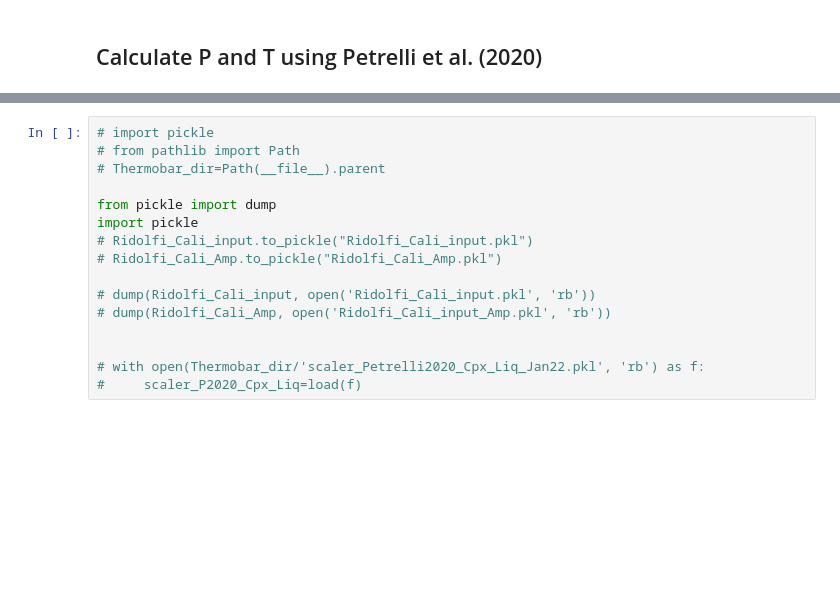
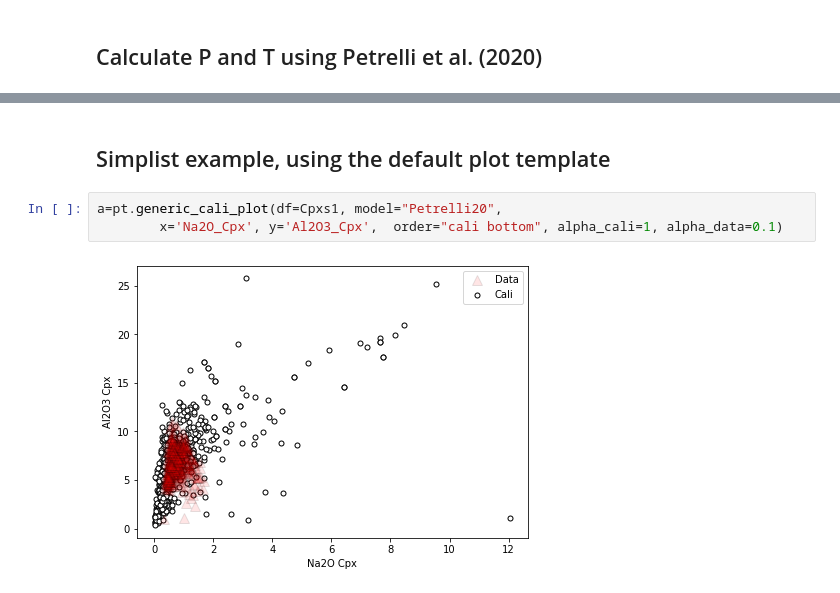
Before and after one commit to PennyWieser/Thermobar, a Jupyter notebook: Testing/Calibration_Plot_Cpx.ipynb, the cells around one changed output, grey strips where cells are left out. Cells and saved outputs as stored; diff of their text form; blank space fills up the shorter version.

```diff
--- a/Testing/Calibration_Plot_Cpx.ipynb
+++ b/Testing/Calibration_Plot_Cpx.ipynb
@@ -77,16 +52,7 @@ b=pt.Ridolfi21_cali_plot(amp_comps=Amp_input, P_kbar=PT_Ridolfi['P_kbar_calc'],
-# %%
-# import pickle
-# from pathlib import Path
-# Thermobar_dir=Path(__file__).parent
-
-from pickle import dump
-import pickle
-# Ridolfi_Cali_input.to_pickle("Ridolfi_Cali_input.pkl")
-# Ridolfi_Cali_Amp.to_pickle("Ridolfi_Cali_Amp.pkl")
-
-# dump(Ridolfi_Cali_input, open('Ridolfi_Cali_input.pkl', 'rb'))
-# dump(Ridolfi_Cali_Amp, open('Ridolfi_Cali_input_Amp.pkl', 'rb'))
-
-
-# with open(Thermobar_dir/'scaler_Petrelli2020_Cpx_Liq_Jan22.pkl', 'rb') as f:
-#     scaler_P2020_Cpx_Liq=load(f)
+# %% [markdown]
+## Simplist example, using the default plot template
+# %%
+a=pt.generic_cali_plot(df=Cpxs1, model="Petrelli20",
+        x='Na2O_Cpx', y='Al2O3_Cpx',  order="cali bottom", alpha_cali=1, alpha_data=0.1)
+# %% [output]
+[figure, added]
```
Also changed, not shown: parts of 15 cells of this notebook, 7 other files.
